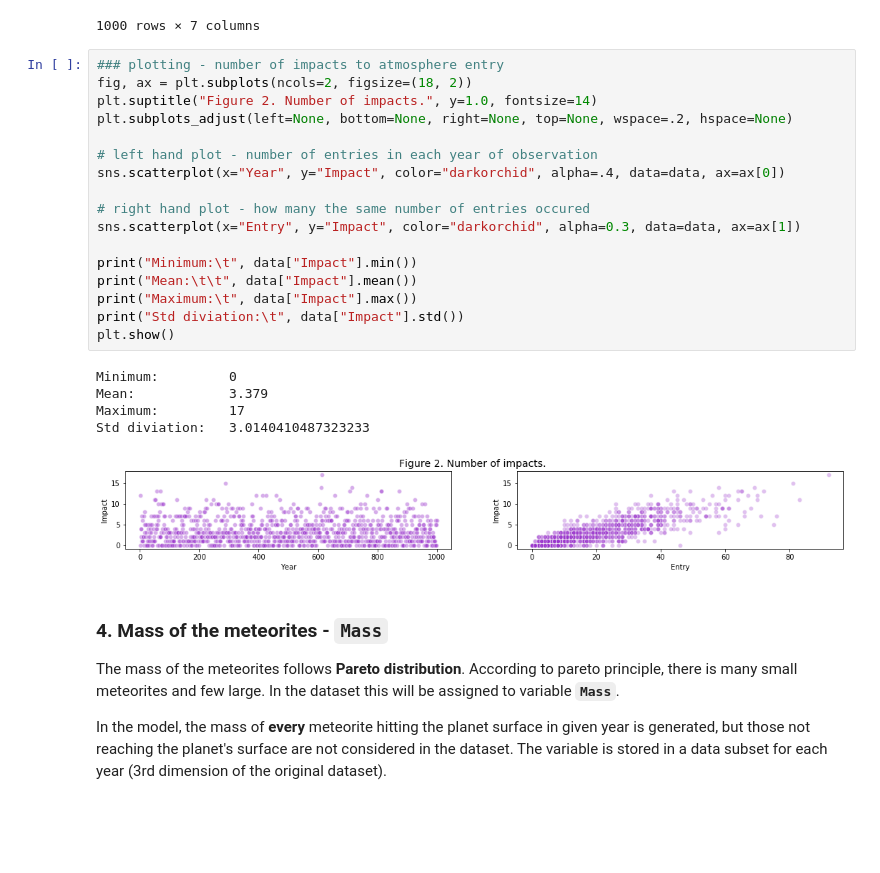
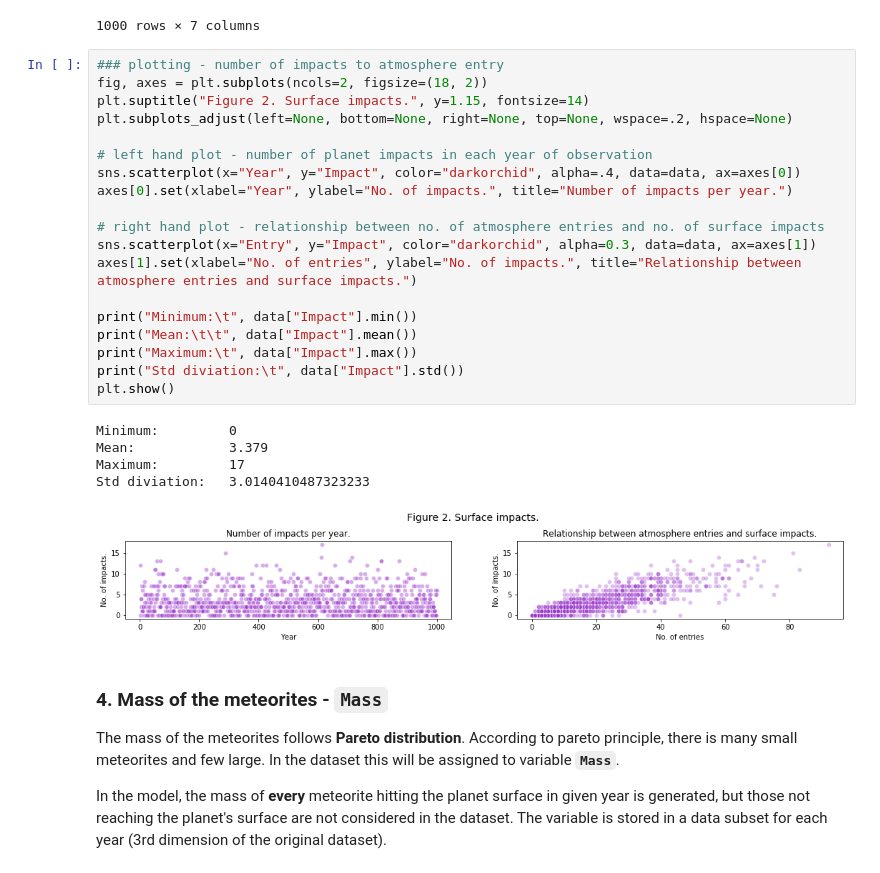
Before and after one commit to andkoc001/data_synthesis, a Jupyter notebook: data_synth_1.ipynb, the cells around one changed output. Cells and saved outputs as stored; diff of their text form; blank space fills up the shorter version.

```diff
--- a/data_synth_1.ipynb
+++ b/data_synth_1.ipynb
@@ -330,27 +332,29 @@ data
 1000 rows × 7 columns
 # %%
 ### plotting - number of impacts to atmosphere entry
-fig, ax = plt.subplots(ncols=2, figsize=(18, 2))
-plt.suptitle("Figure 2. Number of impacts.", y=1.0, fontsize=14)
+fig, axes = plt.subplots(ncols=2, figsize=(18, 2))
+plt.suptitle("Figure 2. Surface impacts.", y=1.15, fontsize=14)
 plt.subplots_adjust(left=None, bottom=None, right=None, top=None, wspace=.2, hspace=None)
 
-# left hand plot - number of entries in each year of observation
-sns.scatterplot(x="Year", y="Impact", color="darkorchid", alpha=.4, data=data, ax=ax[0])
+# left hand plot - number of planet impacts in each year of observation
+sns.scatterplot(x="Year", y="Impact", color="darkorchid", alpha=.4, data=data, ax=axes[0])
+axes[0].set(xlabel="Year", ylabel="No. of impacts.", title="Number of impacts per year.")
 
-# right hand plot - how many the same number of entries occured
-sns.scatterplot(x="Entry", y="Impact", color="darkorchid", alpha=0.3, data=data, ax=ax[1])
+# right hand plot - relationship between no. of atmosphere entries and no. of surface impacts
+sns.scatterplot(x="Entry", y="Impact", color="darkorchid", alpha=0.3, data=data, ax=axes[1])
+axes[1].set(xlabel="No. of entries", ylabel="No. of impacts.", title="Relationship between atmosphere entries and surface impacts.")
 
 print("Minimum:\t", data["Impact"].min())
 print("Mean:\t\t", data["Impact"].mean())
 print("Maximum:\t", data["Impact"].max())
 print("Std diviation:\t", data["Impact"].std())
 plt.show()
 # %% [output]
 Minimum:         0
 Mean:            3.379
 Maximum:         17
 Std diviation:   3.0140410487323233
-[figure, old version]
+[figure, new version]
 # %% [markdown]
 ### 4. Mass of the meteorites - `Mass`
 
```
Also changed, not shown: parts of 5 cells of this notebook.
